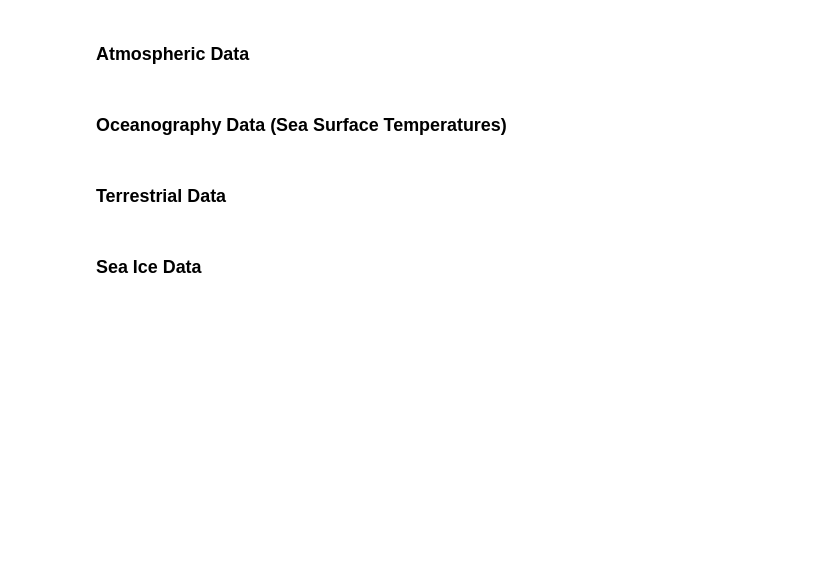
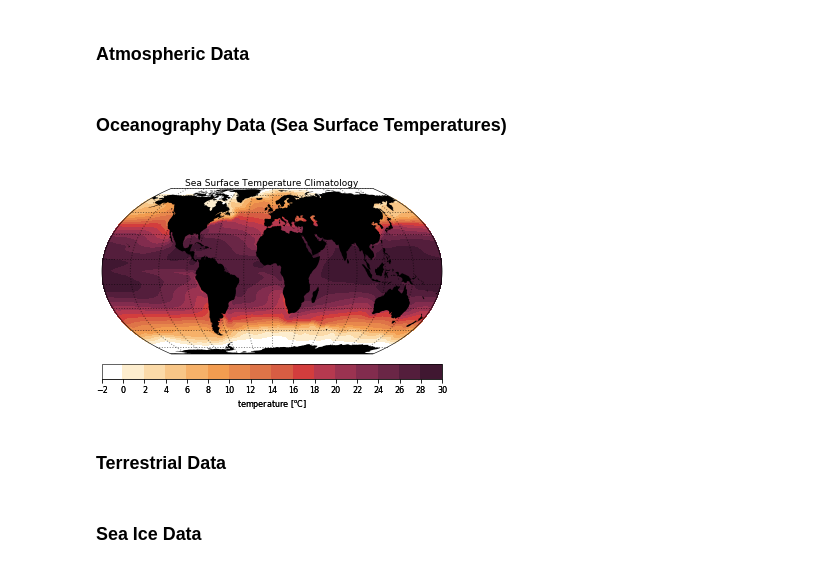
Before and after one commit to bradyrx/climate_in_color, a Jupyter notebook: notebooks/build_your_own_colormaps.ipynb, the cells around one changed output. Saved outputs shown, nothing was run; the diff lists cells and outputs as text; code cells hidden in the pictures; blank space fills up the shorter version.

```diff
--- a/notebooks/build_your_own_colormaps.ipynb
+++ b/notebooks/build_your_own_colormaps.ipynb
@@ -93,21 +102,26 @@ These examples anticipate a sequential colormap. They are mainly comprised of cl
 ### Oceanography Data (Sea Surface Temperatures)
 # %%
 import xarray as xr
+import proplot as plot
+plot.rc.small = 12
+plot.rc.large = 12
 
 SST = xr.open_dataarray('../data/SST.HadNOAA.1970-2010.1deg.nc')
 
 f, ax = plot.subplots(proj='eqearth', axwidth='12cm')
 
 p = ax.contourf(SST.lon, SST.lat, SST, levels=plot.arange(-2, 30, 2),
                 cmap='Fire')
 
 f.colorbar(p, loc='b', ticks=plot.arange(-2, 30, 2),
            label='temperature [$^{o}$C]')
 
 ax.format(land=True, title='Sea Surface Temperature Climatology')
 
 # Uncomment this to save your figure. Feel free to rename it.
 # f.savefig('../figures/SST.climatology.png')
+# %% [output]
+[figure, added]
 # %% [markdown]
 ### Terrestrial Data
 # %% [markdown]
```
Also changed, not shown: parts of 6 cells of this notebook.
